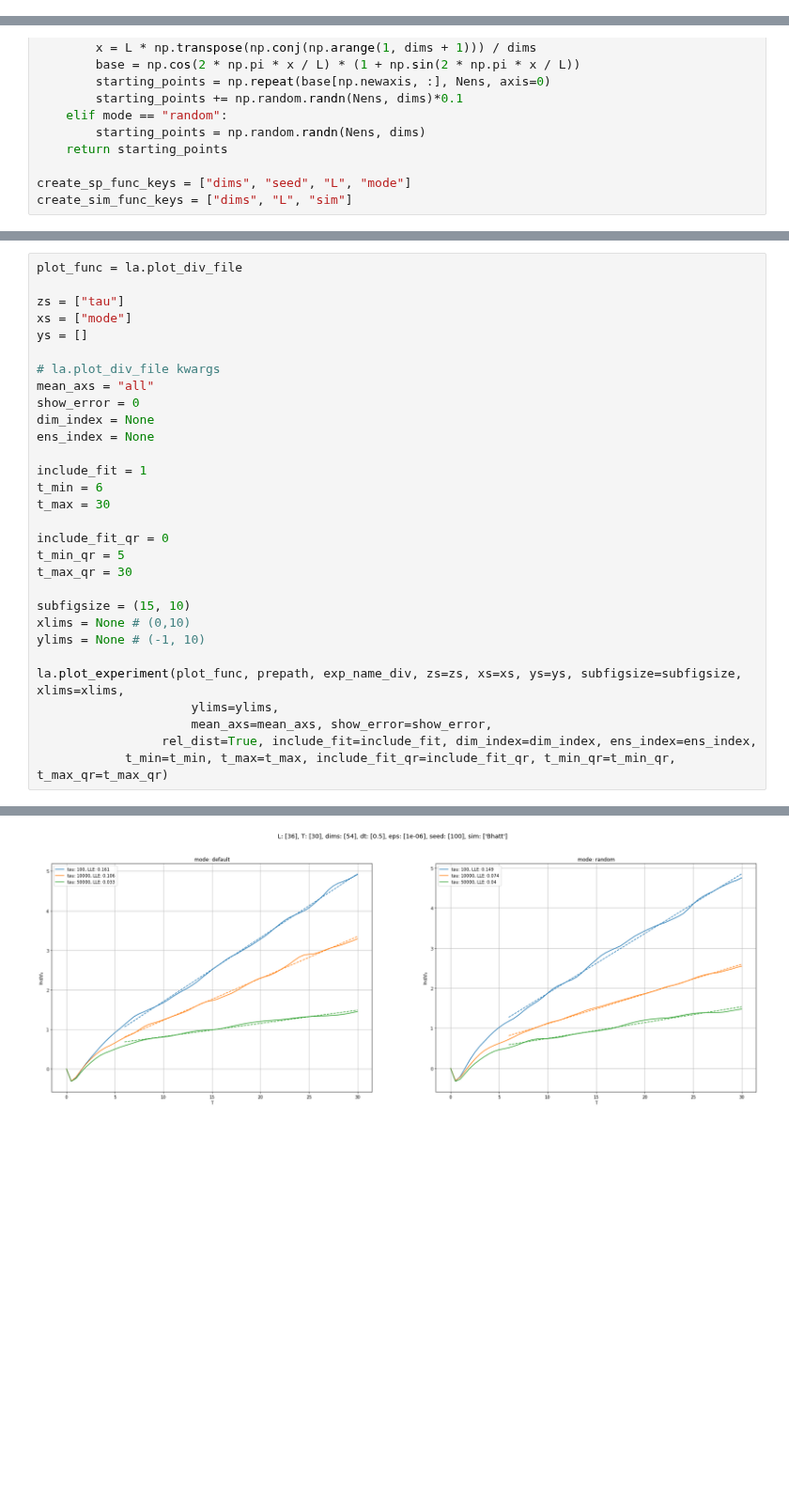
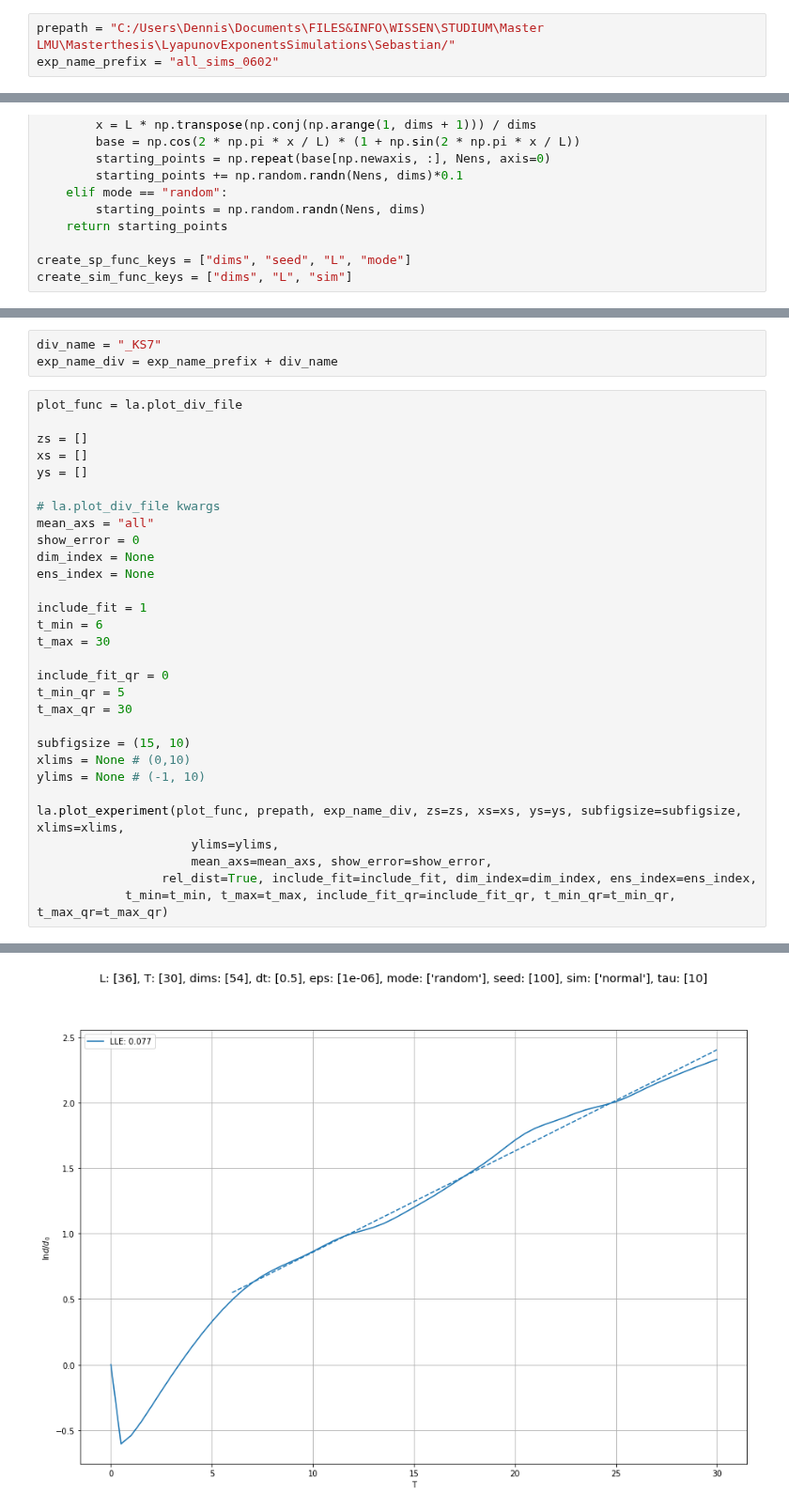
Before and after one commit to DuncDennis/rescomp, a Jupyter notebook: bin/lyapunov_exponents_testing/Trajectory_Divergence_Simulations.ipynb, the cells around one changed output, grey strips where cells are left out. Shown at 94% size. Saved outputs shown, nothing was run; the diff lists cells and outputs as text; blank space fills up the shorter version.

```diff
--- a/bin/lyapunov_exponents_testing/Trajectory_Divergence_Simulations.ipynb
+++ b/bin/lyapunov_exponents_testing/Trajectory_Divergence_Simulations.ipynb
@@ -24,5 +23,8 @@ compare trajectory divergence for:
 # %%
 prepath = "C:/Users\Dennis\Documents\FILES&INFO\WISSEN\STUDIUM\Master LMU\Masterthesis\LyapunovExponentsSimulations"
 exp_name_prefix = "all_sims_0602"
+# %%
+prepath = "C:/Users\Dennis\Documents\FILES&INFO\WISSEN\STUDIUM\Master LMU\Masterthesis\LyapunovExponentsSimulations\Sebastian/"
+exp_name_prefix = "all_sims_0602"
 # %% [markdown]
 ## Lorenz:
@@ -359,8 +613,11 @@ timestep 60/60
+# %%
+div_name = "_KS7"
+exp_name_div = exp_name_prefix + div_name
 # %%
 plot_func = la.plot_div_file
 
-zs = ["tau"]
-xs = ["mode"]
+zs = []
+xs = []
 ys = []
 
 # la.plot_div_file kwargs
@@ -391 +649 @@ lines: 3, cols: 2, rows: 1
-[figure, old version]
+[figure, new version]
```
Also changed, not shown: parts of 36 cells of this notebook, 1 other file.
